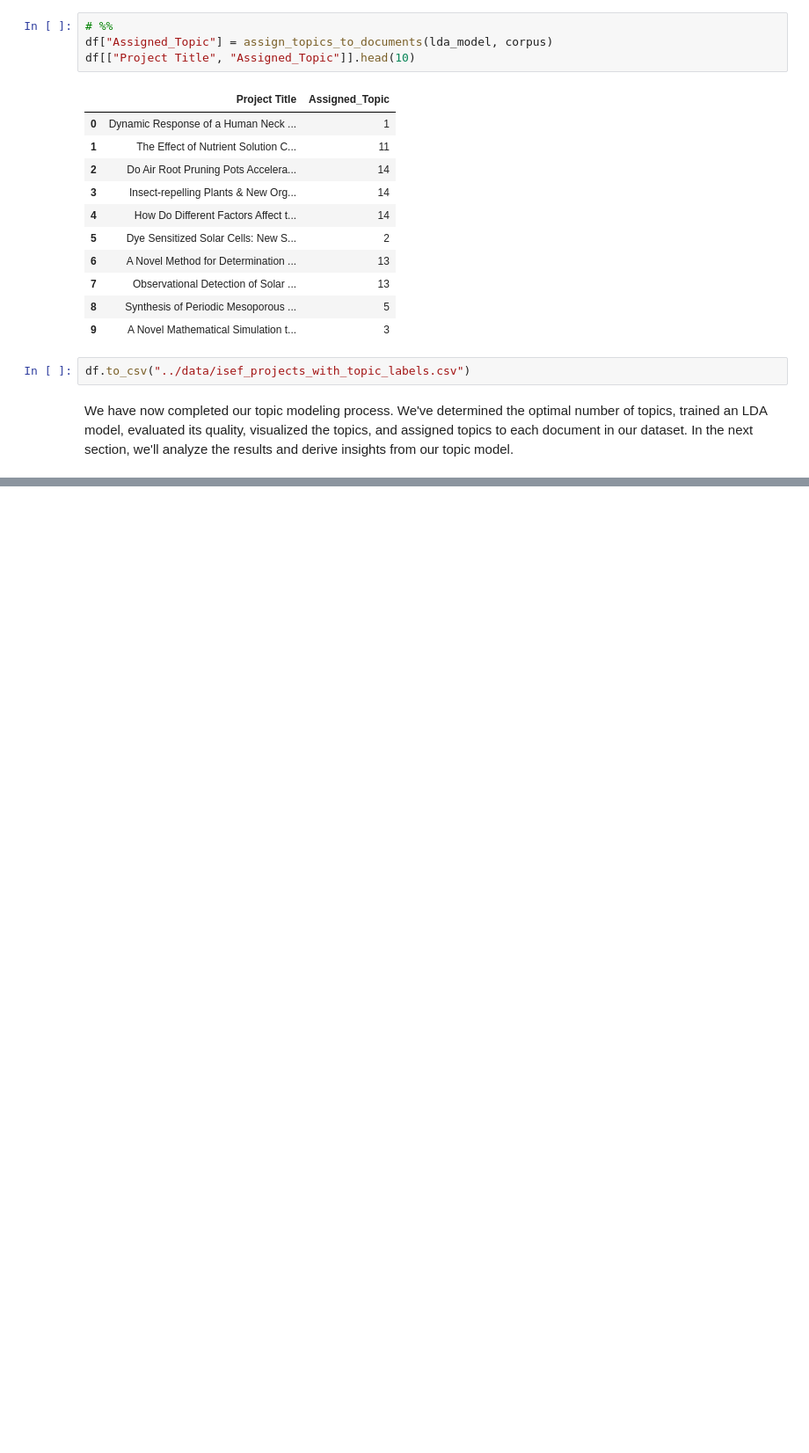
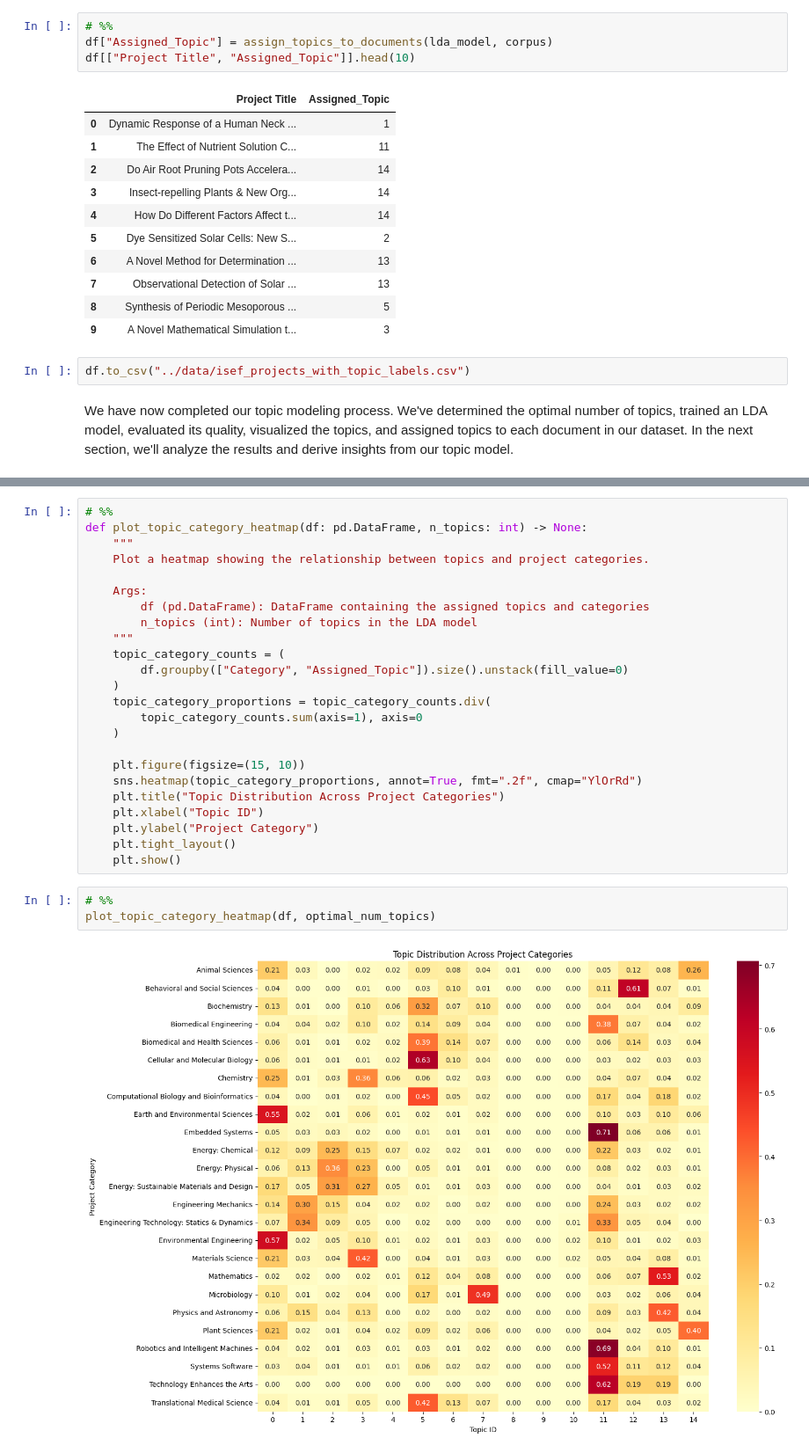
Before and after one commit to rixmape/isef-explorer, a Jupyter notebook: notebooks/lda-topic-modeling.ipynb, the cells around one changed output, grey strips where cells are left out. Shown at 88% size. Cells and saved outputs as stored; diff of their text form; blank space fills up the shorter version.

```diff
--- a/notebooks/lda-topic-modeling.ipynb
+++ b/notebooks/lda-topic-modeling.ipynb
@@ -979,0 +1139,29 @@ df.to_csv("../data/isef_projects_with_topic_labels.csv")
+# %%
+# %%
+def plot_topic_category_heatmap(df: pd.DataFrame, n_topics: int) -> None:
+    """
+    Plot a heatmap showing the relationship between topics and project categories.
+
+    Args:
+        df (pd.DataFrame): DataFrame containing the assigned topics and categories
+        n_topics (int): Number of topics in the LDA model
+    """
+    topic_category_counts = (
+        df.groupby(["Category", "Assigned_Topic"]).size().unstack(fill_value=0)
+    )
+    topic_category_proportions = topic_category_counts.div(
+        topic_category_counts.sum(axis=1), axis=0
+    )
+
+    plt.figure(figsize=(15, 10))
+    sns.heatmap(topic_category_proportions, annot=True, fmt=".2f", cmap="YlOrRd")
+    plt.title("Topic Distribution Across Project Categories")
+    plt.xlabel("Topic ID")
+    plt.ylabel("Project Category")
+    plt.tight_layout()
+    plt.show()
+# %%
+# %%
+plot_topic_category_heatmap(df, optimal_num_topics)
+# %% [output]
+[figure, added]
```
Also changed, not shown: parts of 23 cells of this notebook, 1 other file.
